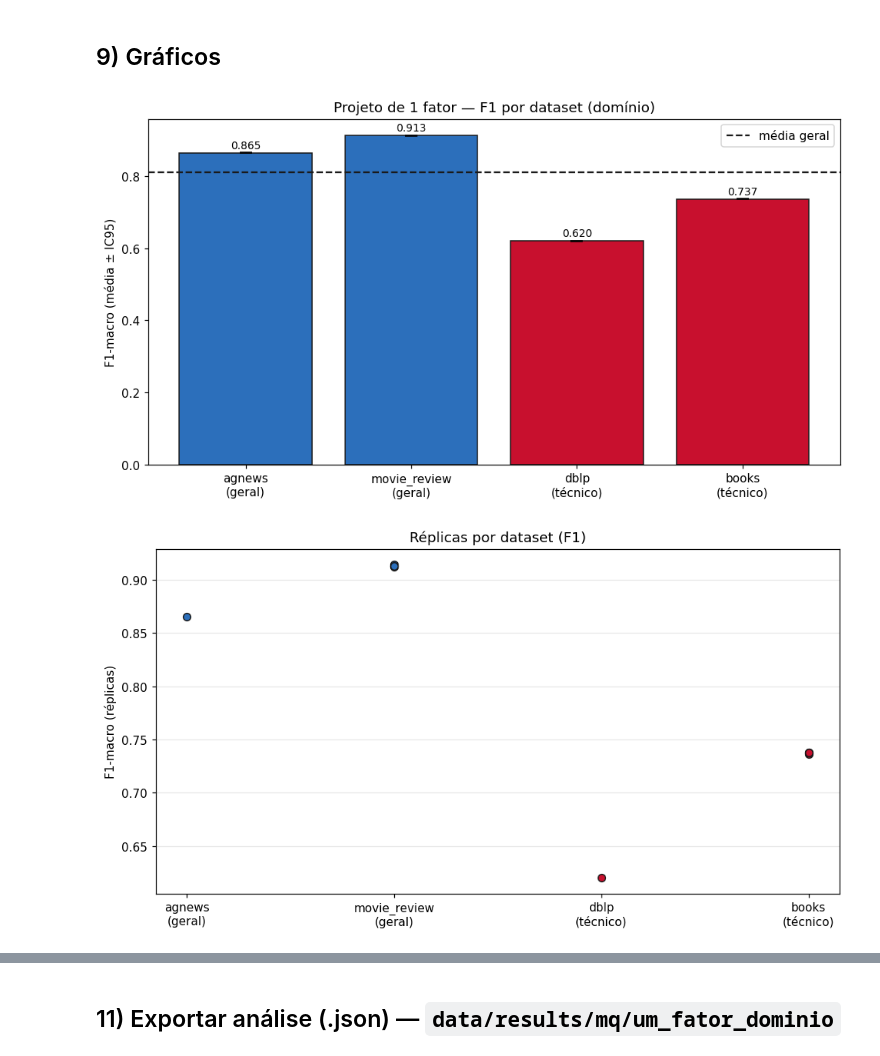
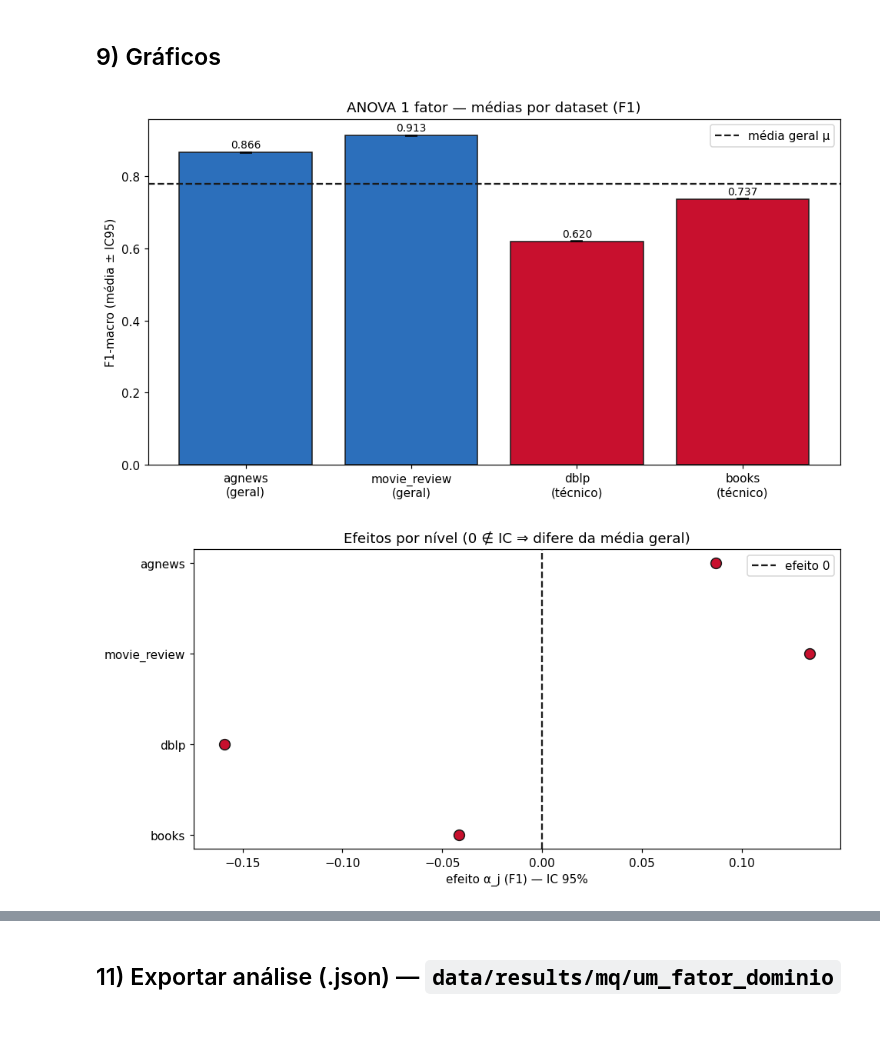
Before and after one commit to Ktzani/llm-annotation, a Jupyter notebook: src/notebooks/mq/analise_projeto_um_fator_dominio.ipynb, the cells around one changed output, grey strips where cells are left out. Drawn from its saved outputs; the diff is of its cells as text; code cells hidden in the pictures; blank space fills up the shorter version.

```diff
--- a/src/notebooks/mq/analise_projeto_um_fator_dominio.ipynb
+++ b/src/notebooks/mq/analise_projeto_um_fator_dominio.ipynb
@@ -158,18 +125,14 @@ def consensus_quality(df_raw, categories, output_dir):
 # %%
 rows = []
 for ds in DATASETS:
-    for rep_idx, folder in enumerate(REPLICATION_FOLDERS[ds], start=1):
+    for rep_idx, folder in enumerate(REPLICATION_FOLDERS[ds], 1):
         df_raw = pd.read_csv(os.path.join(folder, "annotations.csv"))
-        cats = get_categories(df_raw)
-        q = consensus_quality(df_raw, cats, folder)
-        rows.append({
-            "dataset": ds, "dominio": DOMINIO[ds], "replica": rep_idx,
-            "pasta": os.path.basename(os.path.normpath(folder)), **q,
-        })
+        q = consensus_quality(df_raw, get_categories(df_raw), folder)
+        rows.append({"dataset": ds, "dominio": DOMINIO[ds], "replica": rep_idx,
+                     "pasta": os.path.basename(os.path.normpath(folder)), **q})
 
 df1 = pd.DataFrame(rows)
-print("Observações:", len(df1), f"(alvo: 4 × {N_REPS} = {4 * N_REPS})")
-print("Réplicas por dataset:")
+print("Observações N =", len(df1), "| r_j por nível:")
 print(df1.groupby("dataset").size().reindex(DATASETS))
 df1
 # %% [output]
@@ -405,33 +380,32 @@ Tabela ANOVA (Acurácia):
 # %%
 DOM_COR = {"geral": "#2c6fbb", "técnico": "#C8102E"}
 
-# médias por dataset com IC 95%
+# médias por dataset (μ+α_j) com IC 95%
+niv = res_f1["niveis"]
 fig, ax = plt.subplots(figsize=(9, 5))
-niv = res_f1["niveis"]
 xs = np.arange(len(niv))
-yerr = [niv["media"] - niv["IC_low"], niv["IC_high"] - niv["media"]]
-cores = [DOM_COR[DOMINIO[d]] for d in niv["dataset"]]
-ax.bar(xs, niv["media"], yerr=yerr, capsize=5, color=cores, edgecolor="#1A1A1A")
-ax.axhline(res_f1["grand_mean"], color="#1A1A1A", ls="--", label="média geral")
-for x, m in zip(xs, niv["media"]):
-    ax.annotate(f"{m:.3f}", (x, m), textcoords="offset points", xytext=(0, 4),
-                ha="center", fontsize=9)
+yerr = [niv["media (ȳ.j)"] - niv["média IC_low"], niv["média IC_high"] - niv["media (ȳ.j)"]]
+ax.bar(xs, niv["media (ȳ.j)"], yerr=yerr, capsize=5,
+       color=[DOM_COR[DOMINIO[d]] for d in niv["dataset"]], edgecolor="#1A1A1A")
+ax.axhline(res_f1["mu"], color="#1A1A1A", ls="--", label="média geral μ")
+for x, m in zip(xs, niv["media (ȳ.j)"]):
+    ax.annotate(f"{m:.3f}", (x, m), textcoords="offset points", xytext=(0, 4), ha="center", fontsize=9)
 ax.set_xticks(xs); ax.set_xticklabels([f"{d}\n({DOMINIO[d]})" for d in niv["dataset"]])
-ax.set_ylabel("F1-macro (média ± IC95)")
-ax.set_title("Projeto de 1 fator — F1 por dataset (domínio)")
+ax.set_ylabel("F1-macro (média ± IC95)"); ax.set_title("ANOVA 1 fator — médias por dataset (F1)")
 ax.legend(); plt.tight_layout(); plt.show()
 
-# dispersão das réplicas por dataset
-fig, ax = plt.subplots(figsize=(9, 5))
-for i, d in enumerate(DATASETS):
-    sub = df1[df1["dataset"] == d]
-    ax.scatter([i] * len(sub), sub["f1_macro"], color=DOM_COR[DOMINIO[d]], s=40,
-               edgecolor="#1A1A1A", zorder=3)
-ax.set_xticks(range(len(DATASETS)))
-ax.set_xticklabels([f"{d}\n({DOMINIO[d]})" for d in DATASETS])
-ax.set_ylabel("F1-macro (réplicas)")
-ax.set_title("Réplicas por dataset (F1)")
-ax.grid(axis="y", alpha=0.3); plt.tight_layout(); plt.show()
+# efeitos α_j com IC 95% (forest)
+fig, ax = plt.subplots(figsize=(9, 4.5))
+y = np.arange(len(niv))[::-1]
+for yi, (_, r) in zip(y, niv.iterrows()):
+    sig = r["α_j significativo (0∉IC)"]
+    cor = "#C8102E" if sig else "#9A9A9A"
+    ax.plot([r["α_j IC_low"], r["α_j IC_high"]], [yi, yi], "-", color=cor, lw=3)
+    ax.plot(r["efeito α_j"], yi, "o", color=cor, ms=9, markeredgecolor="#1A1A1A")
+ax.axvline(0, color="#1A1A1A", ls="--", label="efeito 0")
+ax.set_yticks(y); ax.set_yticklabels(niv["dataset"])
+ax.set_xlabel("efeito α_j (F1) — IC 95%"); ax.set_title("Efeitos por nível (0 ∉ IC ⇒ difere da média geral)")
+ax.legend(); plt.tight_layout(); plt.show()
 # %% [output]
-[figure, old version]
+[figure, new version]
-[figure, old version]
+[figure, new version]
```
Also changed, not shown: parts of 22 cells of this notebook, 8 other files.
